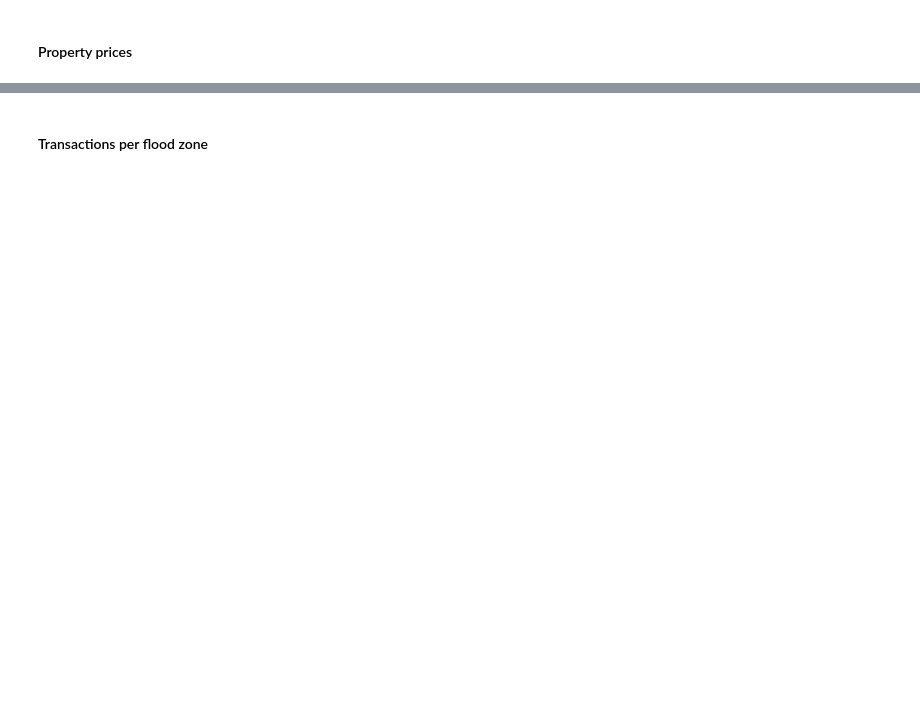
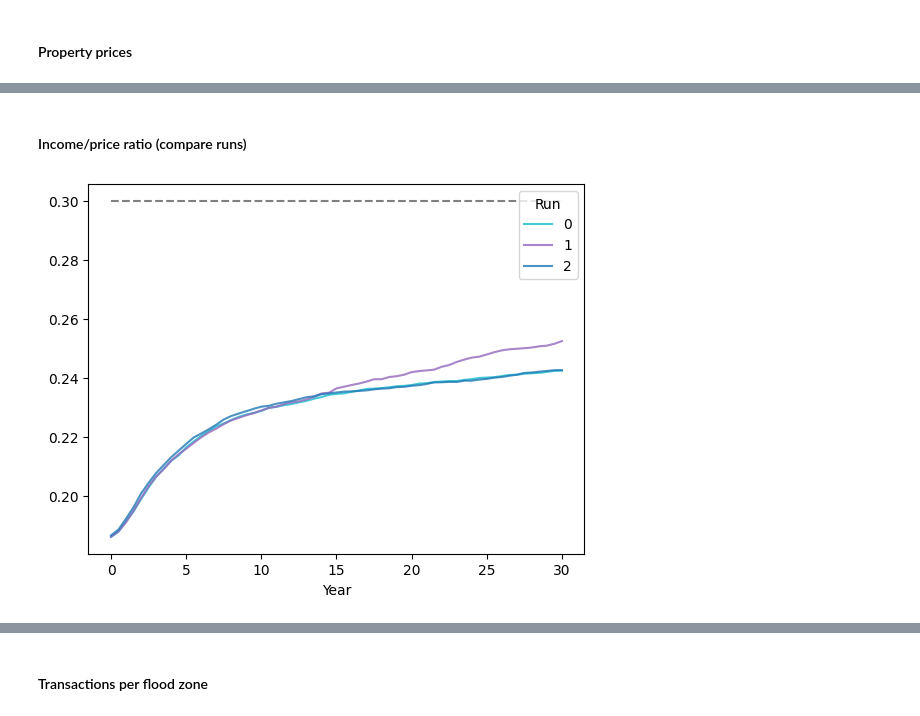
Before and after one commit to lizverbeek/RHEA_model, a Jupyter notebook: spatial_output.ipynb, the cells around one changed output, grey strips where cells are left out. Drawn from its saved outputs; the diff is of its cells as text; code cells hidden in the pictures; blank space fills up the shorter version.

```diff
--- a/spatial_output.ipynb
+++ b/spatial_output.ipynb
@@ -142,0 +192,15 @@ plt.show()
+# %% [markdown]
+#### Income/price ratio (compare runs)
+# %%
+# Get ratio of property price / income / 30 (years mortgage).
+# The resulting number is related to the maximum 30% of income spent on housing
+# rule as described in Filatova (2015). The grey line indicated this maximum value.
+ratio_df = owners_df[["Income", "Property price"]].copy()
+ratio_df["Income price ratio"] = ratio_df["Property price"]/ratio_df["Income"]/30
+ratio_df = ratio_df.groupby(["Year", "Run"]).mean()["Income price ratio"].unstack()
+ratio_df.plot(cmap="tab10_r", alpha=0.8)
+plt.hlines(0.3, min(ratio_df.index), max(ratio_df.index),
+           color="grey", linestyle="--")
+plt.show()
+# %% [output]
+[figure, added]
```
Also changed, not shown: parts of 38 cells of this notebook, 11 other files.
